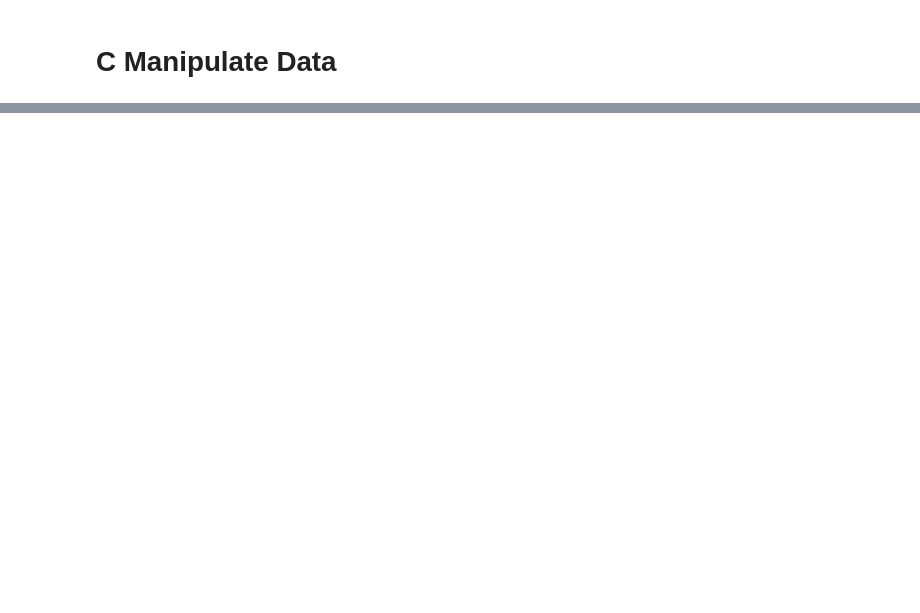
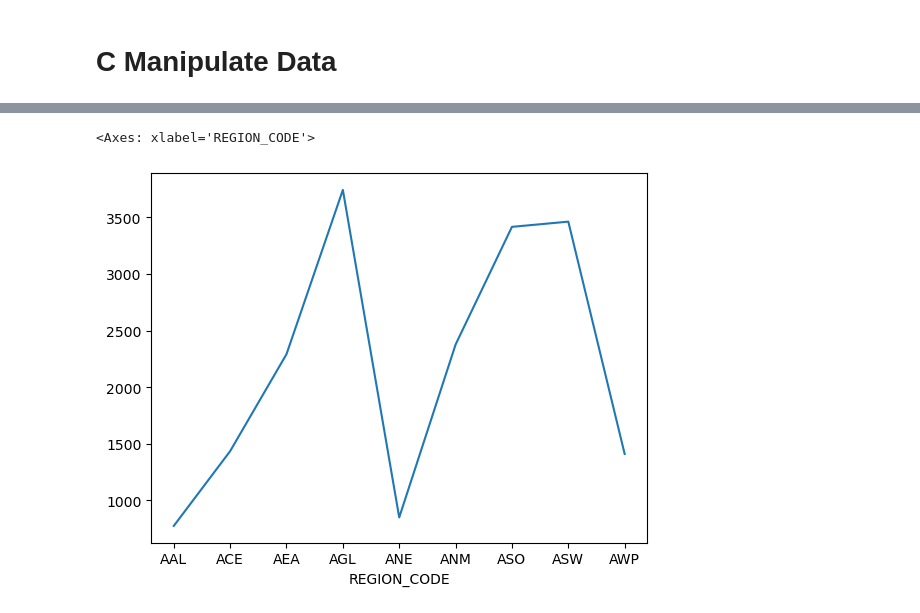
Before and after one commit to AberGA1824/IA340, a Jupyter notebook: lab2.ipynb, the cells around one changed output, grey strips where cells are left out. Saved outputs shown, nothing was run; the diff lists cells and outputs as text; code cells hidden in the pictures; blank space fills up the shorter version.

```diff
--- a/lab2.ipynb
+++ b/lab2.ipynb
@@ -110,0 +167,3 @@ KeyError: 'WIND_INDCR_FLAG'
+# %%
+WIND_INDCR_FLAG=df.groupby('REGION_CODE')['CITY'].count() # this groupby function counts how many times a city appears in a region code. In this instance these number can be used to find how many airports/airfields there are in Alabama.
+WIND_INDCR_FLAG.head()
@@ -110,0 +178,5 @@ KeyError: 'WIND_INDCR_FLAG'
+# %%
+WIND_INDCR_FLAG.plot() # This Graph shows which City by region code in Alabama has the most airports/airfilds. Form the visualization I can see that soem cities habe a much higher amount of airfilds than other.
+# %% [output]
+<Axes: xlabel='REGION_CODE'>
+[figure, added]
```
Also changed, not shown: parts of 16 cells of this notebook.
